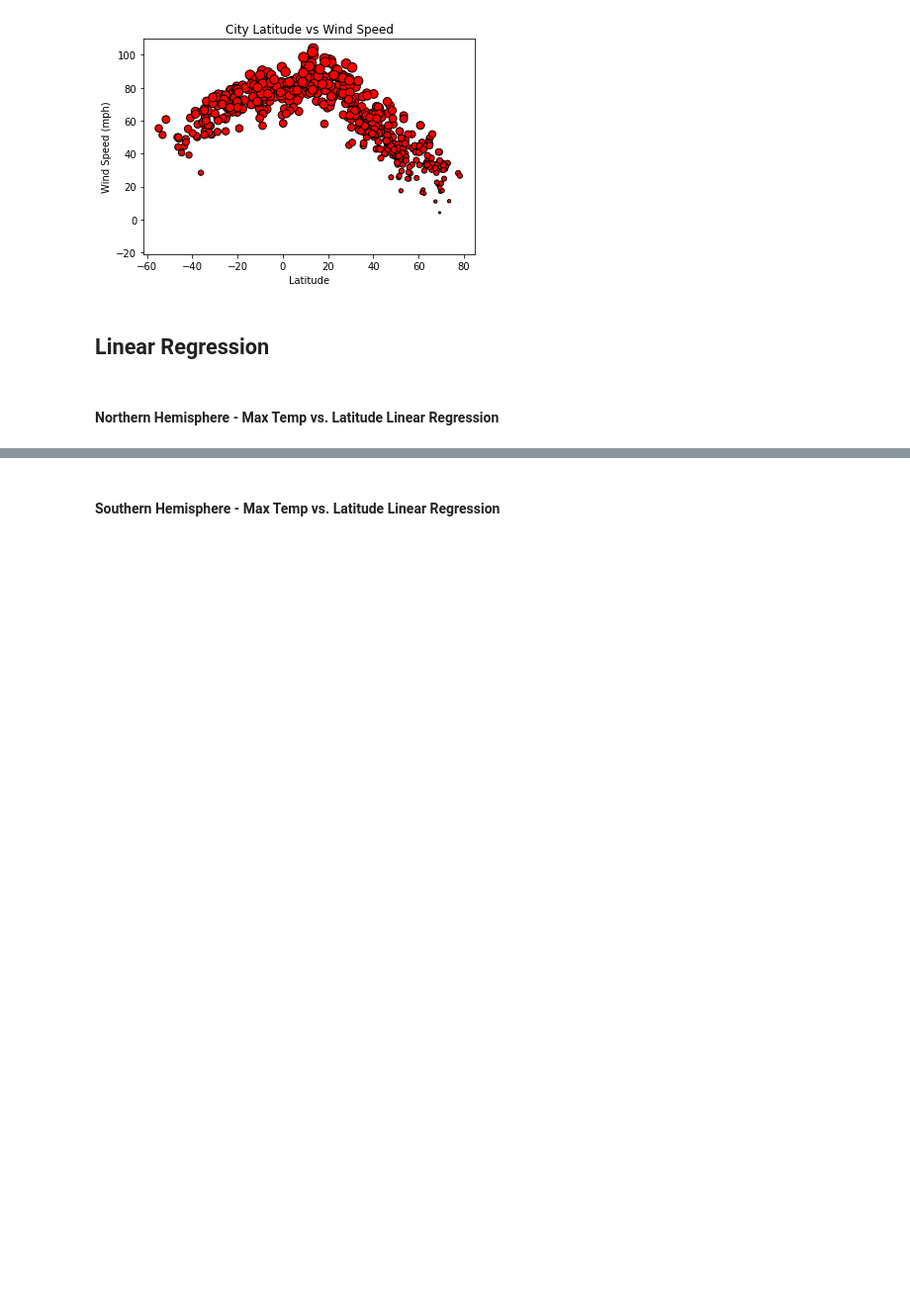
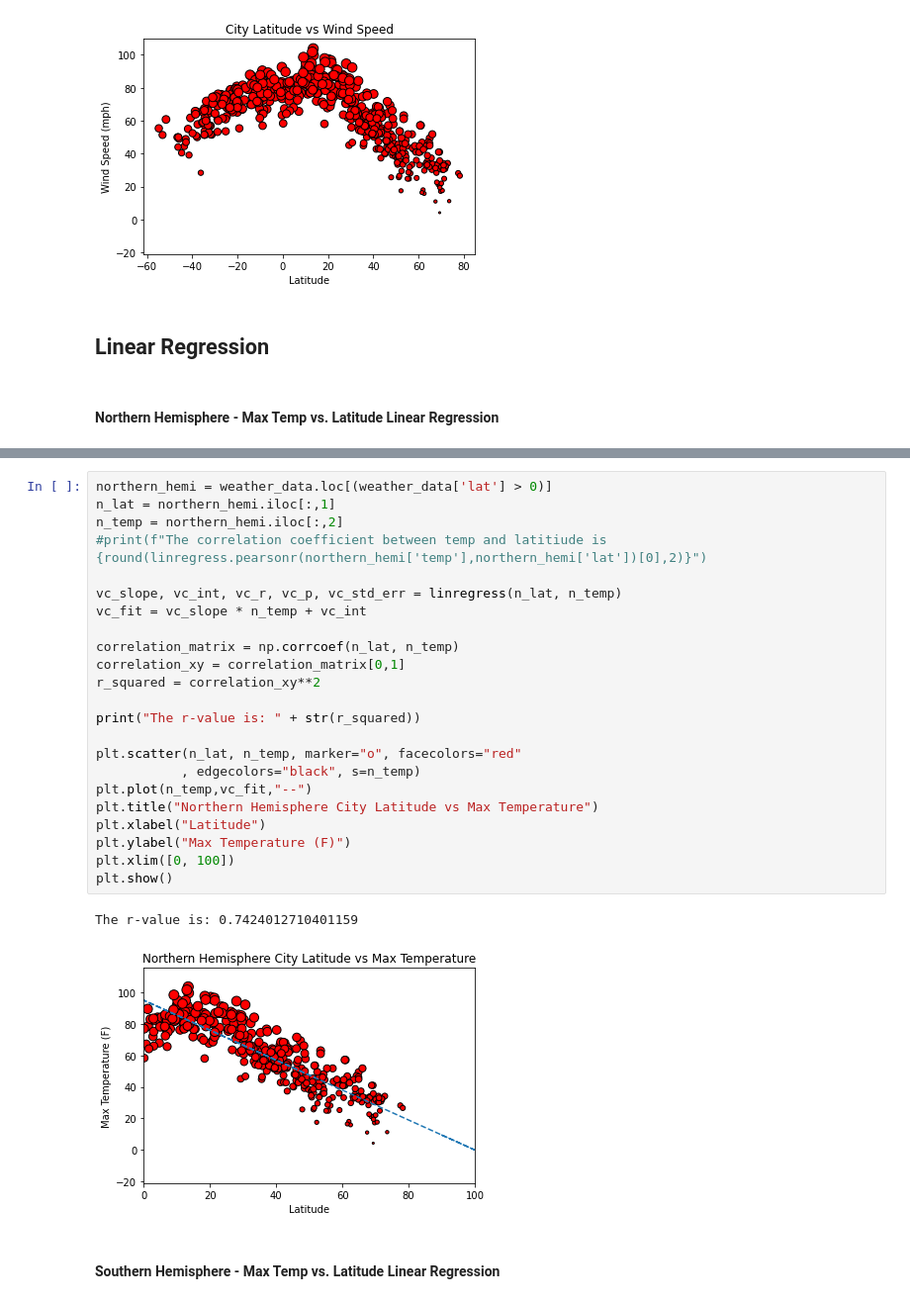
Before and after one commit to vasu11/python-api-challenge, a Jupyter notebook: WeatherPy/WeatherPy.ipynb, the cells around one changed output, grey strips where cells are left out. Shown at 99% size. Cells and saved outputs as stored; diff of their text form; blank space fills up the shorter version.

```diff
--- a/WeatherPy/WeatherPy.ipynb
+++ b/WeatherPy/WeatherPy.ipynb
@@ -235,2 +231,28 @@ The r-value is: 0.46937863826630627
+# %%
+northern_hemi = weather_data.loc[(weather_data['lat'] > 0)]
+n_lat = northern_hemi.iloc[:,1]
+n_temp = northern_hemi.iloc[:,2]
+#print(f"The correlation coefficient between temp and latitiude is {round(linregress.pearsonr(northern_hemi['temp'],northern_hemi['lat'])[0],2)}")
+
+vc_slope, vc_int, vc_r, vc_p, vc_std_err = linregress(n_lat, n_temp)
+vc_fit = vc_slope * n_temp + vc_int
+
+correlation_matrix = np.corrcoef(n_lat, n_temp)
+correlation_xy = correlation_matrix[0,1]
+r_squared = correlation_xy**2
+
+print("The r-value is: " + str(r_squared))
+
+plt.scatter(n_lat, n_temp, marker="o", facecolors="red"
+           , edgecolors="black", s=n_temp)
+plt.plot(n_temp,vc_fit,"--")
+plt.title("Northern Hemisphere City Latitude vs Max Temperature")
+plt.xlabel("Latitude")
+plt.ylabel("Max Temperature (F)")
+plt.xlim([0, 100])
+plt.show()
+# %% [output]
+The r-value is: 0.7424012710401159
+[figure, added]
 # %% [markdown]
 ####  Southern Hemisphere - Max Temp vs. Latitude Linear Regression
```
Also changed, not shown: parts of 9 cells of this notebook.
